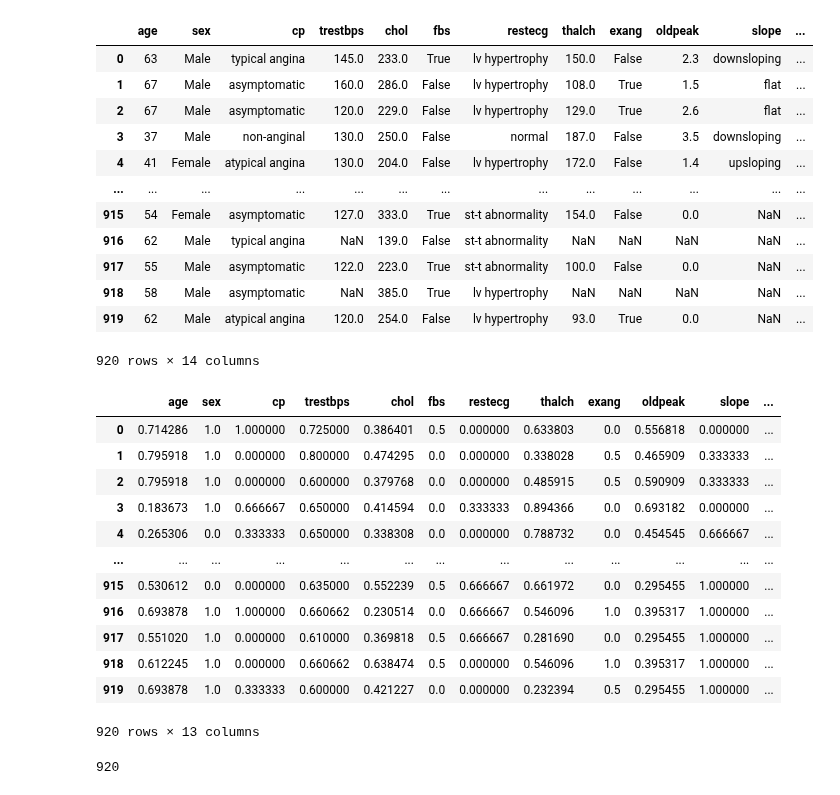
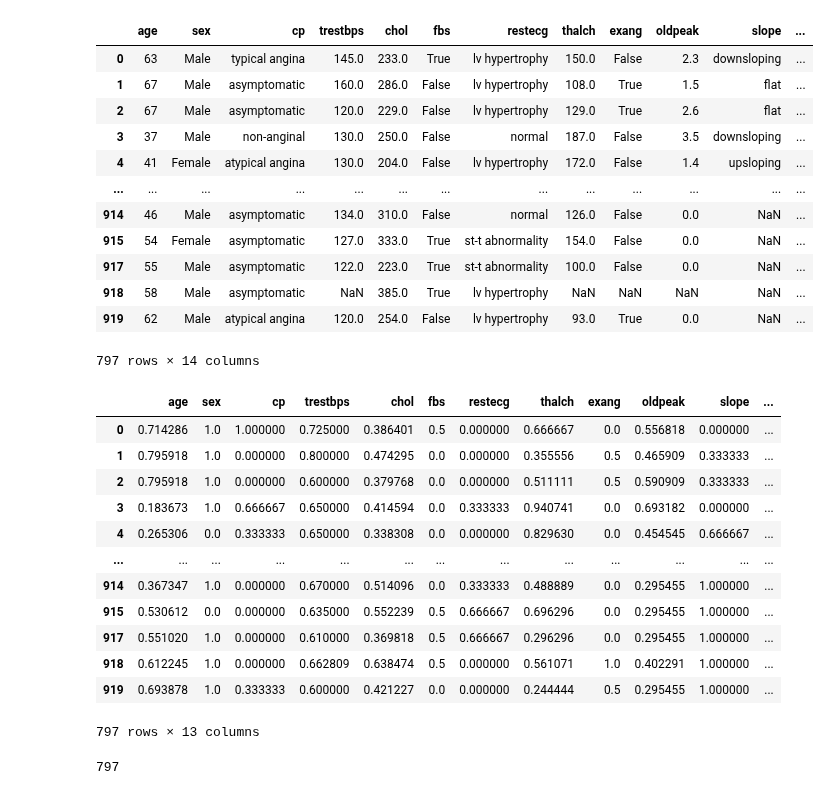
Before and after one commit to jaanisfehling/attention-mixed-type-clustering, a Jupyter notebook: deep_heart_disease.ipynb, the cells around one changed output. Saved outputs shown, nothing was run; the diff lists cells and outputs as text; code cells hidden in the pictures.

```diff
--- a/deep_heart_disease.ipynb
+++ b/deep_heart_disease.ipynb
@@ -10,21 +11,22 @@ from scipy.optimize import linear_sum_assignment
 # %%
 og_df = pd.read_csv("datasets/heart_disease_uci.csv")
 og_df.drop(columns=["id", "dataset"], inplace=True)
+og_df = og_df.drop(og_df[og_df["num"] == 0].sample(frac=0.3).index)
 og_df
 # %% [output]
 |  | age | sex | cp | trestbps | chol | fbs | restecg | thalch | exang | oldpeak | slope | ... |
 | 0 | 63 | Male | typical angina | 145.0 | 233.0 | True | lv hypertrophy | 150.0 | False | 2.3 | downsloping | ... |
 | 1 | 67 | Male | asymptomatic | 160.0 | 286.0 | False | lv hypertrophy | 108.0 | True | 1.5 | flat | ... |
 | 2 | 67 | Male | asymptomatic | 120.0 | 229.0 | False | lv hypertrophy | 129.0 | True | 2.6 | flat | ... |
 | 3 | 37 | Male | non-anginal | 130.0 | 250.0 | False | normal | 187.0 | False | 3.5 | downsloping | ... |
 | 4 | 41 | Female | atypical angina | 130.0 | 204.0 | False | lv hypertrophy | 172.0 | False | 1.4 | upsloping | ... |
 | ... | ... | ... | ... | ... | ... | ... | ... | ... | ... | ... | ... | ... |
+| 914 | 46 | Male | asymptomatic | 134.0 | 310.0 | False | normal | 126.0 | False | 0.0 | NaN | ... |
 | 915 | 54 | Female | asymptomatic | 127.0 | 333.0 | True | st-t abnormality | 154.0 | False | 0.0 | NaN | ... |
-| 916 | 62 | Male | typical angina | NaN | 139.0 | False | st-t abnormality | NaN | NaN | NaN | NaN | ... |
 | 917 | 55 | Male | asymptomatic | 122.0 | 223.0 | True | st-t abnormality | 100.0 | False | 0.0 | NaN | ... |
 | 918 | 58 | Male | asymptomatic | NaN | 385.0 | True | lv hypertrophy | NaN | NaN | NaN | NaN | ... |
 | 919 | 62 | Male | atypical angina | 120.0 | 254.0 | False | lv hypertrophy | 93.0 | True | 0.0 | NaN | ... |
-920 rows × 14 columns
+797 rows × 14 columns
 # %%
 categorial_columns = ["sex", "cp", "fbs", "restecg", "exang", "slope", "thal"]
 cont_columns = ["age", "trestbps", "chol", "thalch", "oldpeak", "ca"]
@@ -39,18 +41,18 @@ df = df.fillna(df.mean())
 df
 # %% [output]
 |  | age | sex | cp | trestbps | chol | fbs | restecg | thalch | exang | oldpeak | slope | ... |
-| 0 | 0.714286 | 1.0 | 1.000000 | 0.725000 | 0.386401 | 0.5 | 0.000000 | 0.633803 | 0.0 | 0.556818 | 0.000000 | ... |
-| 1 | 0.795918 | 1.0 | 0.000000 | 0.800000 | 0.474295 | 0.0 | 0.000000 | 0.338028 | 0.5 | 0.465909 | 0.333333 | ... |
-| 2 | 0.795918 | 1.0 | 0.000000 | 0.600000 | 0.379768 | 0.0 | 0.000000 | 0.485915 | 0.5 | 0.590909 | 0.333333 | ... |
-| 3 | 0.183673 | 1.0 | 0.666667 | 0.650000 | 0.414594 | 0.0 | 0.333333 | 0.894366 | 0.0 | 0.693182 | 0.000000 | ... |
-| 4 | 0.265306 | 0.0 | 0.333333 | 0.650000 | 0.338308 | 0.0 | 0.000000 | 0.788732 | 0.0 | 0.454545 | 0.666667 | ... |
+| 0 | 0.714286 | 1.0 | 1.000000 | 0.725000 | 0.386401 | 0.5 | 0.000000 | 0.666667 | 0.0 | 0.556818 | 0.000000 | ... |
+| 1 | 0.795918 | 1.0 | 0.000000 | 0.800000 | 0.474295 | 0.0 | 0.000000 | 0.355556 | 0.5 | 0.465909 | 0.333333 | ... |
+| 2 | 0.795918 | 1.0 | 0.000000 | 0.600000 | 0.379768 | 0.0 | 0.000000 | 0.511111 | 0.5 | 0.590909 | 0.333333 | ... |
+| 3 | 0.183673 | 1.0 | 0.666667 | 0.650000 | 0.414594 | 0.0 | 0.333333 | 0.940741 | 0.0 | 0.693182 | 0.000000 | ... |
+| 4 | 0.265306 | 0.0 | 0.333333 | 0.650000 | 0.338308 | 0.0 | 0.000000 | 0.829630 | 0.0 | 0.454545 | 0.666667 | ... |
 | ... | ... | ... | ... | ... | ... | ... | ... | ... | ... | ... | ... | ... |
-| 915 | 0.530612 | 0.0 | 0.000000 | 0.635000 | 0.552239 | 0.5 | 0.666667 | 0.661972 | 0.0 | 0.295455 | 1.000000 | ... |
-| 916 | 0.693878 | 1.0 | 1.000000 | 0.660662 | 0.230514 | 0.0 | 0.666667 | 0.546096 | 1.0 | 0.395317 | 1.000000 | ... |
-| 917 | 0.551020 | 1.0 | 0.000000 | 0.610000 | 0.369818 | 0.5 | 0.666667 | 0.281690 | 0.0 | 0.295455 | 1.000000 | ... |
-| 918 | 0.612245 | 1.0 | 0.000000 | 0.660662 | 0.638474 | 0.5 | 0.000000 | 0.546096 | 1.0 | 0.395317 | 1.000000 | ... |
-| 919 | 0.693878 | 1.0 | 0.333333 | 0.600000 | 0.421227 | 0.0 | 0.000000 | 0.232394 | 0.5 | 0.295455 | 1.000000 | ... |
+| 914 | 0.367347 | 1.0 | 0.000000 | 0.670000 | 0.514096 | 0.0 | 0.333333 | 0.488889 | 0.0 | 0.295455 | 1.000000 | ... |
+| 915 | 0.530612 | 0.0 | 0.000000 | 0.635000 | 0.552239 | 0.5 | 0.666667 | 0.696296 | 0.0 | 0.295455 | 1.000000 | ... |
+| 917 | 0.551020 | 1.0 | 0.000000 | 0.610000 | 0.369818 | 0.5 | 0.666667 | 0.296296 | 0.0 | 0.295455 | 1.000000 | ... |
+| 918 | 0.612245 | 1.0 | 0.000000 | 0.662809 | 0.638474 | 0.5 | 0.000000 | 0.561071 | 1.0 | 0.402291 | 1.000000 | ... |
+| 919 | 0.693878 | 1.0 | 0.333333 | 0.600000 | 0.421227 | 0.0 | 0.000000 | 0.244444 | 0.5 | 0.295455 | 1.000000 | ... |
-920 rows × 13 columns
+797 rows × 13 columns
 # %%
 class HeartDiseaseDataset(Dataset):
     def __init__(self, df):
@@ -66,7 +68,7 @@ dataset = HeartDiseaseDataset(df)
 dataloader = DataLoader(dataset, batch_size=100, shuffle=True)
 len(dataset)
 # %% [output]
-920
+797
 # %%
 class MixedTypeClusteringModel(nn.Module):
     def __init__(self):
```
Also changed, not shown: parts of 12 cells of this notebook.
